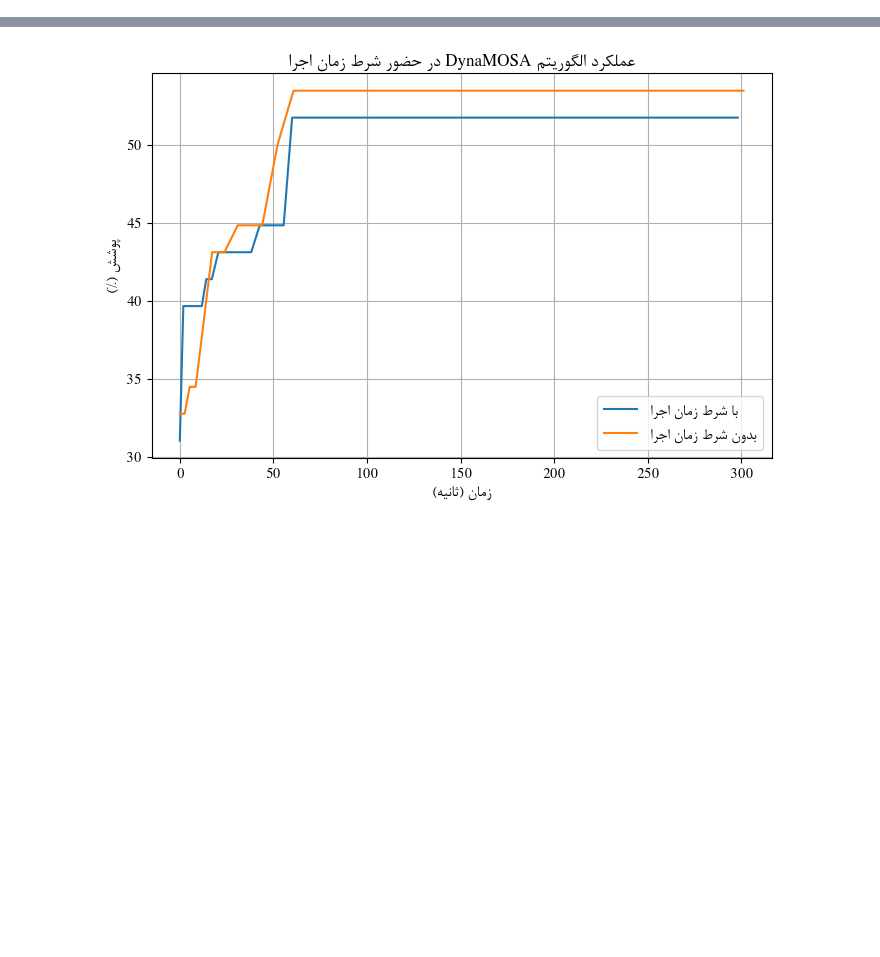
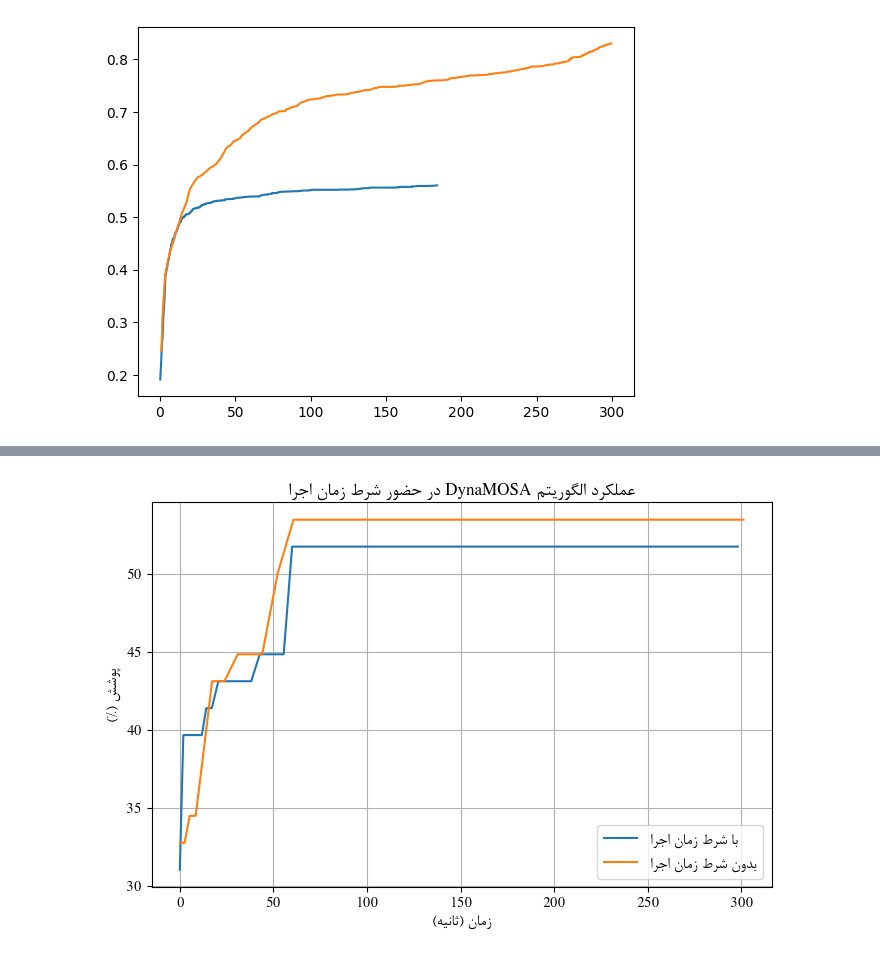
Before and after one commit to sepehrs1378/pynguin, a Jupyter notebook: notebooks/plot.ipynb, the cells around one changed output, grey strips where cells are left out. Drawn from its saved outputs; the diff is of its cells as text; code cells hidden in the pictures; blank space fills up the shorter version.

```diff
--- a/notebooks/plot.ipynb
+++ b/notebooks/plot.ipynb
@@ -43,0 +63,20 @@ Processed WHOLE_SUITE
+# %%
+algo_coverages = []
+for i, log in enumerate(algo_info[1]):
+    try:
+        algo_coverages.append({'t': log['elapsed_time'], 'cov': statistics.mean(algo_info[r][i]['solutions']['coverage'] for r in range(1, 16))})
+    except IndexError:
+        break
+
+dev_coverages = []
+for i, log in enumerate(dev_info[1]):
+    try:
+        dev_coverages.append({'t': log['elapsed_time'], 'cov': statistics.mean(dev_info[r][i]['solutions']['coverage'] for r in range(1, 16))})
+    except IndexError:
+        break
+# %%
+plt.plot([e['t'] for e in algo_coverages], [e['cov'] for e in algo_coverages])
+plt.plot([e['t'] for e in dev_coverages], [e['cov'] for e in dev_coverages])
+plt.show()
+# %% [output]
+[figure, added]
```
Also changed, not shown: parts of 4 cells of this notebook, 1 other file.
